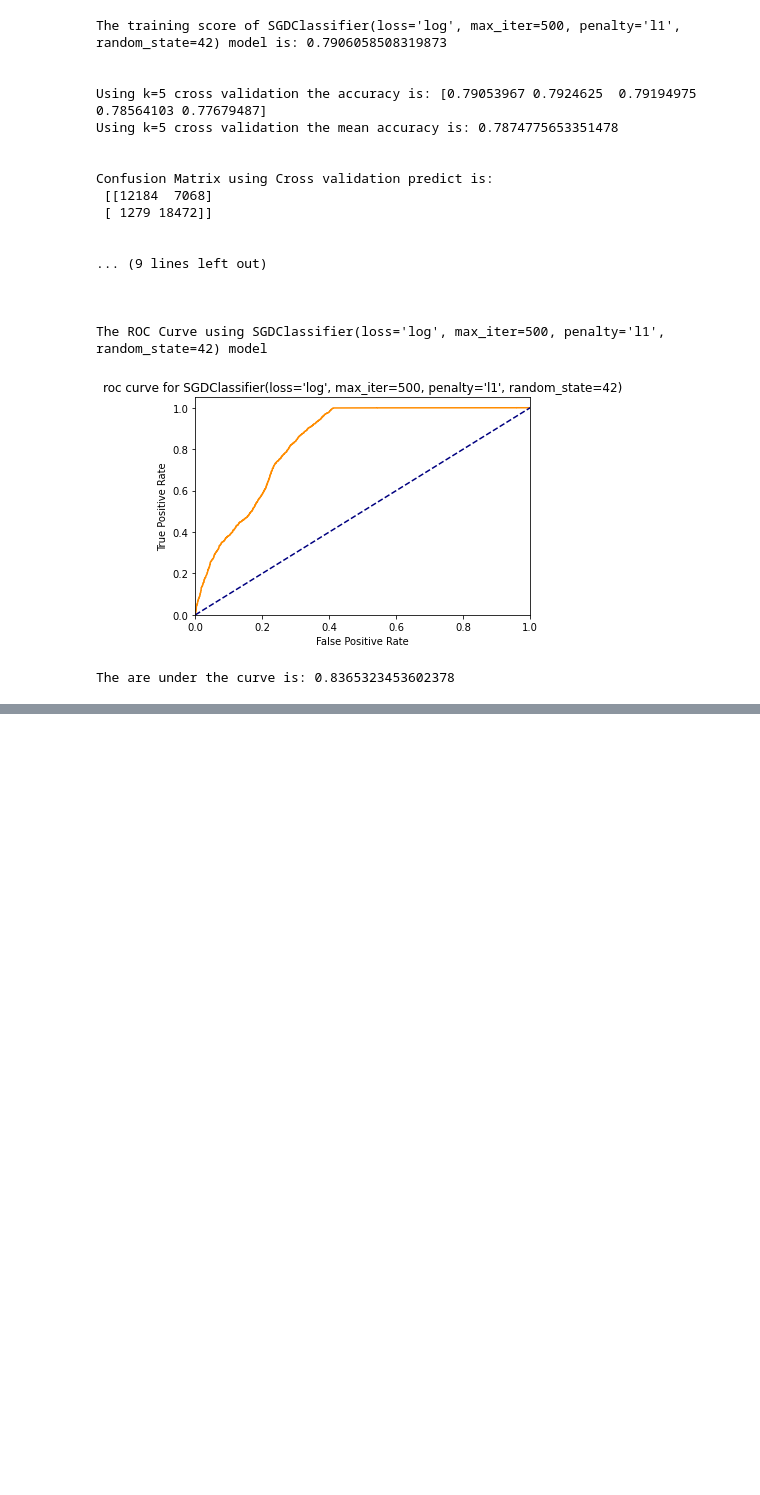
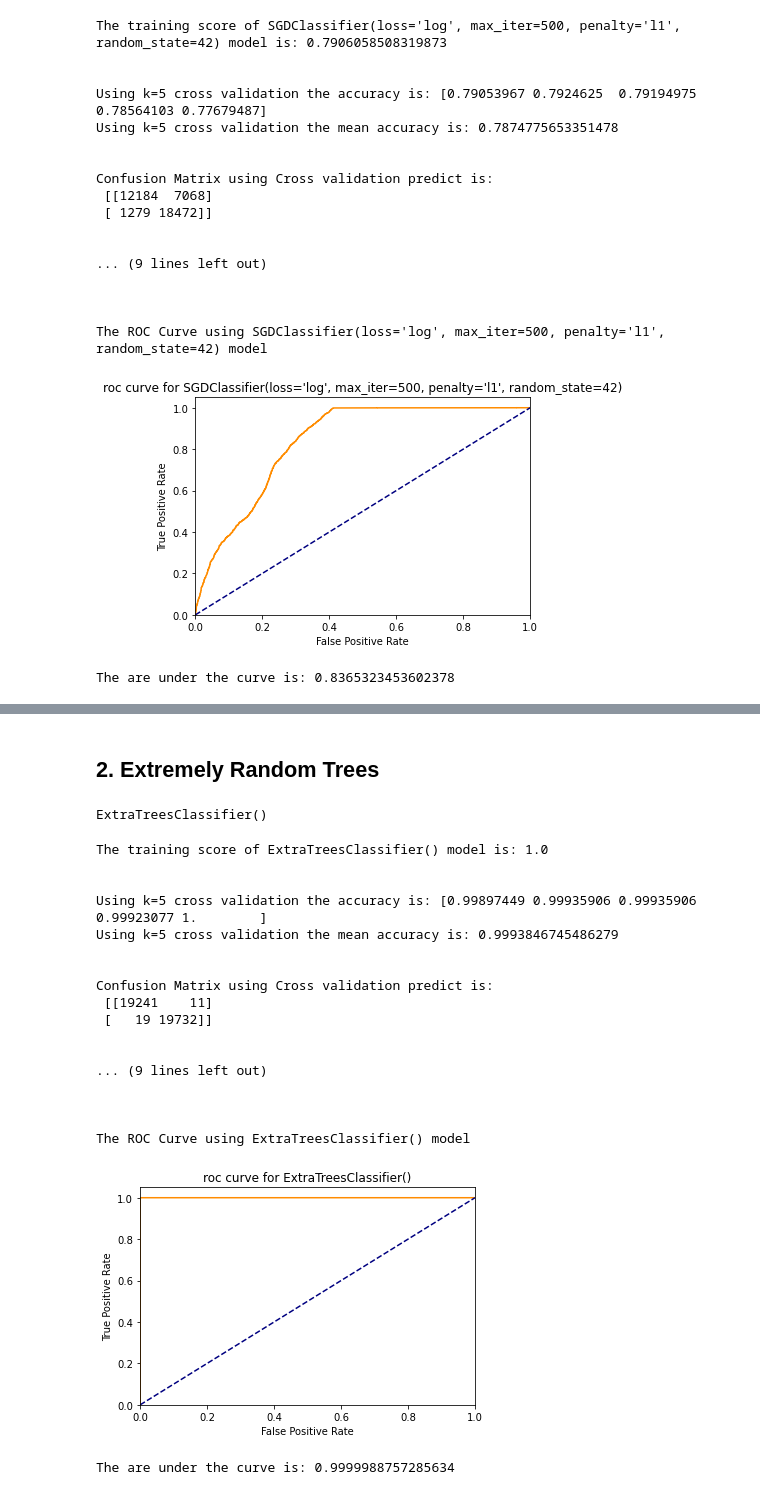
Before and after one commit to pandeysudip/Rental, a Jupyter notebook: 3.Model_Building.ipynb, the cells around one changed output, grey strips where cells are left out. Cells and saved outputs as stored; diff of their text form; code cells hidden in the pictures; blank space fills up the shorter version.

```diff
--- a/3.Model_Building.ipynb
+++ b/3.Model_Building.ipynb
@@ -483,0 +580,33 @@ The are under the curve is: 0.8365323453602378
+# %% [markdown]
+##  2. Extremely Random Trees
+# %%
+# Creating a Extremely Random Trees model
+rt= ExtraTreesClassifier()
+
+# Fit the model to the scaled data
+rt.fit(X_train_scaled, y_train)
+# %% [output]
+ExtraTreesClassifier()
+# %%
+#Score for Extremely Random Trees using only training data (Using our defined function "training_score")
+training_score(rt)
+# %% [output]
+The training score of ExtraTreesClassifier() model is: 1.0
+
+
+Using k=5 cross validation the accuracy is: [0.99897449 0.99935906 0.99935906 0.99923077 1.        ]
+Using k=5 cross validation the mean accuracy is: 0.9993846745486279
+
+
+Confusion Matrix using Cross validation predict is:
+ [[19241    11]
+ [   19 19732]]
+
+
+... (9 lines left out)
+
+
+
+The ROC Curve using ExtraTreesClassifier() model
+[figure, added]
+The are under the curve is: 0.9999988757285634
```
Also changed, not shown: parts of 29 cells of this notebook.
